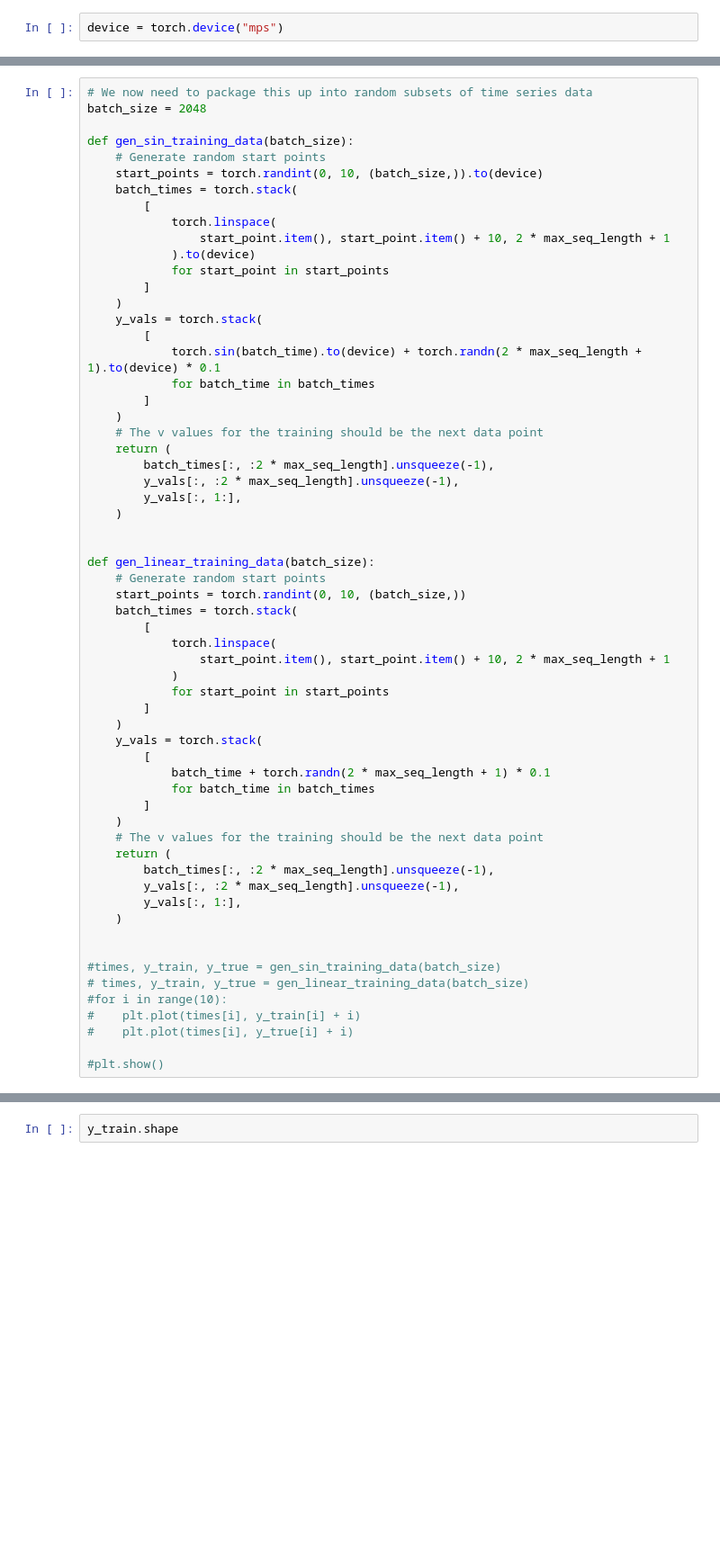
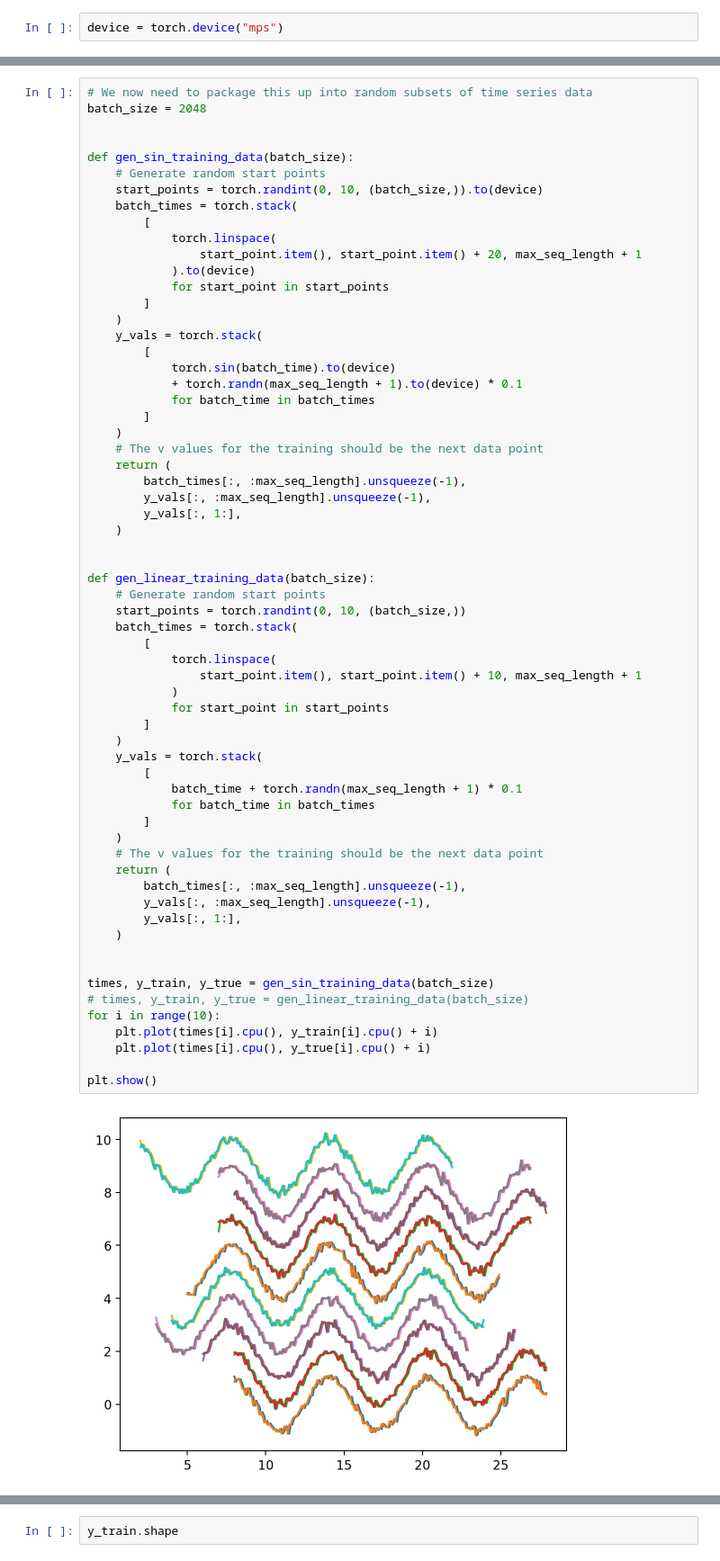
Before and after one commit to tedwards2412/TimeTransformers, a Jupyter notebook: justin_scratchpad.ipynb, the cells around one changed output, grey strips where cells are left out. Shown at 90% size. Saved outputs shown, nothing was run; the diff lists cells and outputs as text; blank space fills up the shorter version.

```diff
--- a/justin_scratchpad.ipynb
+++ b/justin_scratchpad.ipynb
@@ -55,6 +55,7 @@ plt.show()
 # %%
 # We now need to package this up into random subsets of time series data
 batch_size = 2048
+
 
 def gen_sin_training_data(batch_size):
     # Generate random start points
@@ -62,57 +63,60 @@ def gen_sin_training_data(batch_size):
     batch_times = torch.stack(
         [
             torch.linspace(
-                start_point.item(), start_point.item() + 10, 2 * max_seq_length + 1
+                start_point.item(), start_point.item() + 20, max_seq_length + 1
             ).to(device)
             for start_point in start_points
         ]
     )
     y_vals = torch.stack(
         [
-            torch.sin(batch_time).to(device) + torch.randn(2 * max_seq_length + 1).to(device) * 0.1
+            torch.sin(batch_time).to(device)
+            + torch.randn(max_seq_length + 1).to(device) * 0.1
             for batch_time in batch_times
         ]
     )
     # The v values for the training should be the next data point
     return (
-        batch_times[:, :2 * max_seq_length].unsqueeze(-1),
-        y_vals[:, :2 * max_seq_length].unsqueeze(-1),
+        batch_times[:, :max_seq_length].unsqueeze(-1),
+        y_vals[:, :max_seq_length].unsqueeze(-1),
         y_vals[:, 1:],
     )
 
 
 def gen_linear_training_data(batch_size):
     # Generate random start points
     start_points = torch.randint(0, 10, (batch_size,))
     batch_times = torch.stack(
         [
             torch.linspace(
-                start_point.item(), start_point.item() + 10, 2 * max_seq_length + 1
+                start_point.item(), start_point.item() + 10, max_seq_length + 1
             )
             for start_point in start_points
         ]
     )
     y_vals = torch.stack(
         [
-            batch_time + torch.randn(2 * max_seq_length + 1) * 0.1
+            batch_time + torch.randn(max_seq_length + 1) * 0.1
             for batch_time in batch_times
         ]
     )
     # The v values for the training should be the next data point
     return (
-        batch_times[:, :2 * max_seq_length].unsqueeze(-1),
-        y_vals[:, :2 * max_seq_length].unsqueeze(-1),
+        batch_times[:, :max_seq_length].unsqueeze(-1),
+        y_vals[:, :max_seq_length].unsqueeze(-1),
         y_vals[:, 1:],
     )
 
 
-#times, y_train, y_true = gen_sin_training_data(batch_size)
+times, y_train, y_true = gen_sin_training_data(batch_size)
 # times, y_train, y_true = gen_linear_training_data(batch_size)
-#for i in range(10):
-#    plt.plot(times[i], y_train[i] + i)
-#    plt.plot(times[i], y_true[i] + i)
+for i in range(10):
+    plt.plot(times[i].cpu(), y_train[i].cpu() + i)
+    plt.plot(times[i].cpu(), y_true[i].cpu() + i)
 
-#plt.show()
+plt.show()
+# %% [output]
+[figure, added]
 # %%
 optimizer = optim.Adam(transformer.parameters(), lr=0.001)
 
```
Also changed, not shown: parts of 8 cells of this notebook, 1 other file.
